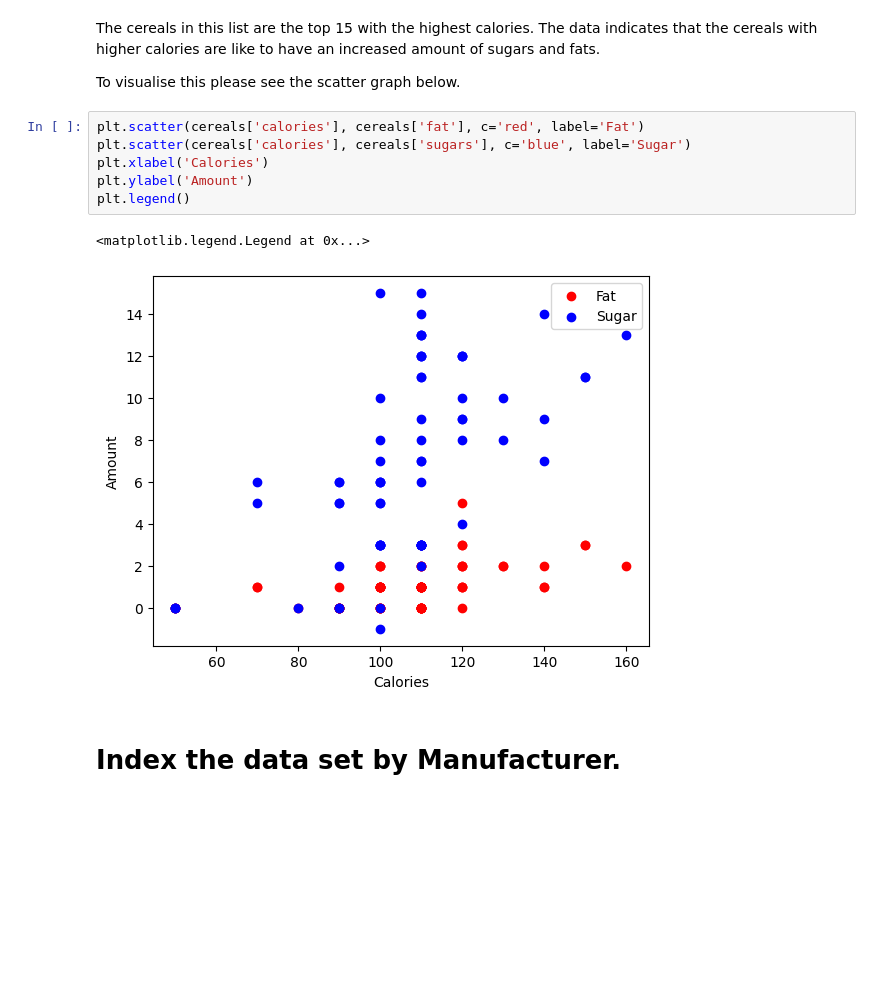
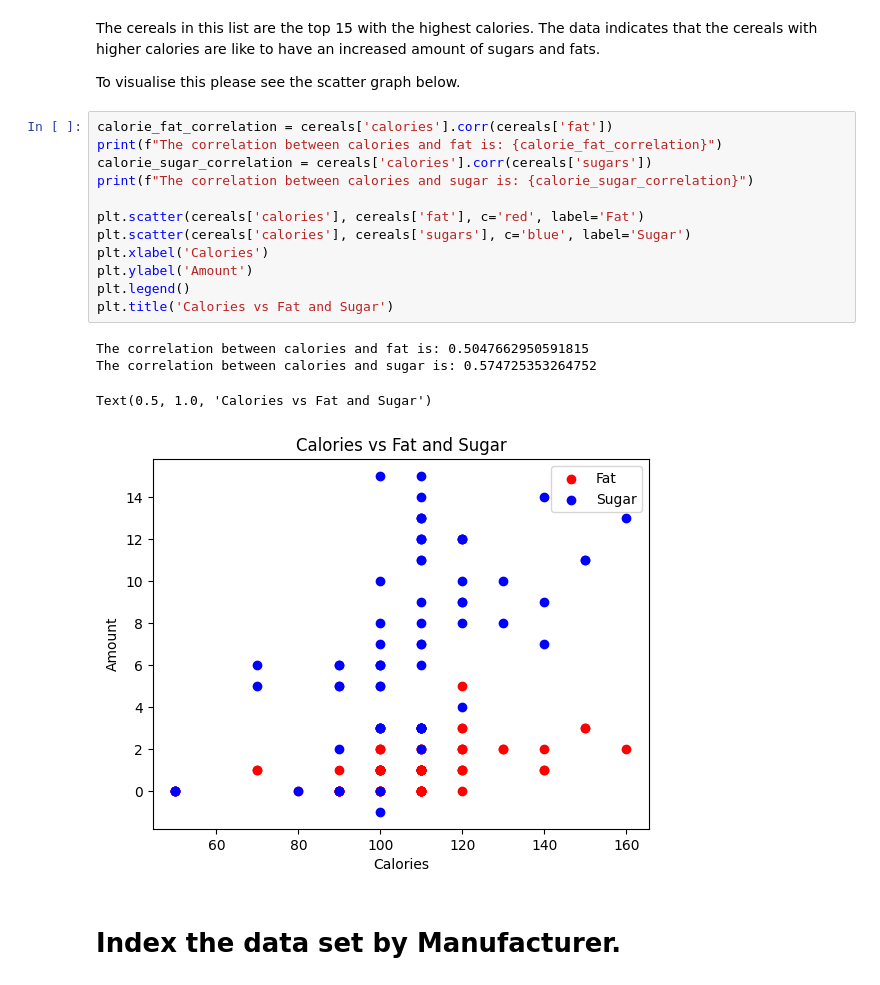
Before and after one commit to ilhaam-start/pandas_practice, a Jupyter notebook: pandas_bites_challenge.ipynb, the cells around one changed output. Drawn from its saved outputs; the diff is of its cells as text; blank space fills up the shorter version.

```diff
--- a/pandas_bites_challenge.ipynb
+++ b/pandas_bites_challenge.ipynb
@@ -66,14 +71,22 @@ The cereals in this list are the top 15 with the highest calories. The data indi
 
 To visualise this please see the scatter graph below.
 # %%
+calorie_fat_correlation = cereals['calories'].corr(cereals['fat'])
+print(f"The correlation between calories and fat is: {calorie_fat_correlation}")
+calorie_sugar_correlation = cereals['calories'].corr(cereals['sugars'])
+print(f"The correlation between calories and sugar is: {calorie_sugar_correlation}")
+
 plt.scatter(cereals['calories'], cereals['fat'], c='red', label='Fat')
 plt.scatter(cereals['calories'], cereals['sugars'], c='blue', label='Sugar')
 plt.xlabel('Calories')
 plt.ylabel('Amount')
 plt.legend()
+plt.title('Calories vs Fat and Sugar')
 # %% [output]
-<matplotlib.legend.Legend at 0x...>
+The correlation between calories and fat is: 0.5047662950591815
+The correlation between calories and sugar is: 0.574725353264752
+Text(0.5, 1.0, 'Calories vs Fat and Sugar')
-[figure, old version]
+[figure, new version]
 # %% [markdown]
 # Index the data set by Manufacturer.
 # %%
```
Also changed, not shown: parts of 5 cells of this notebook, 8 other files.
